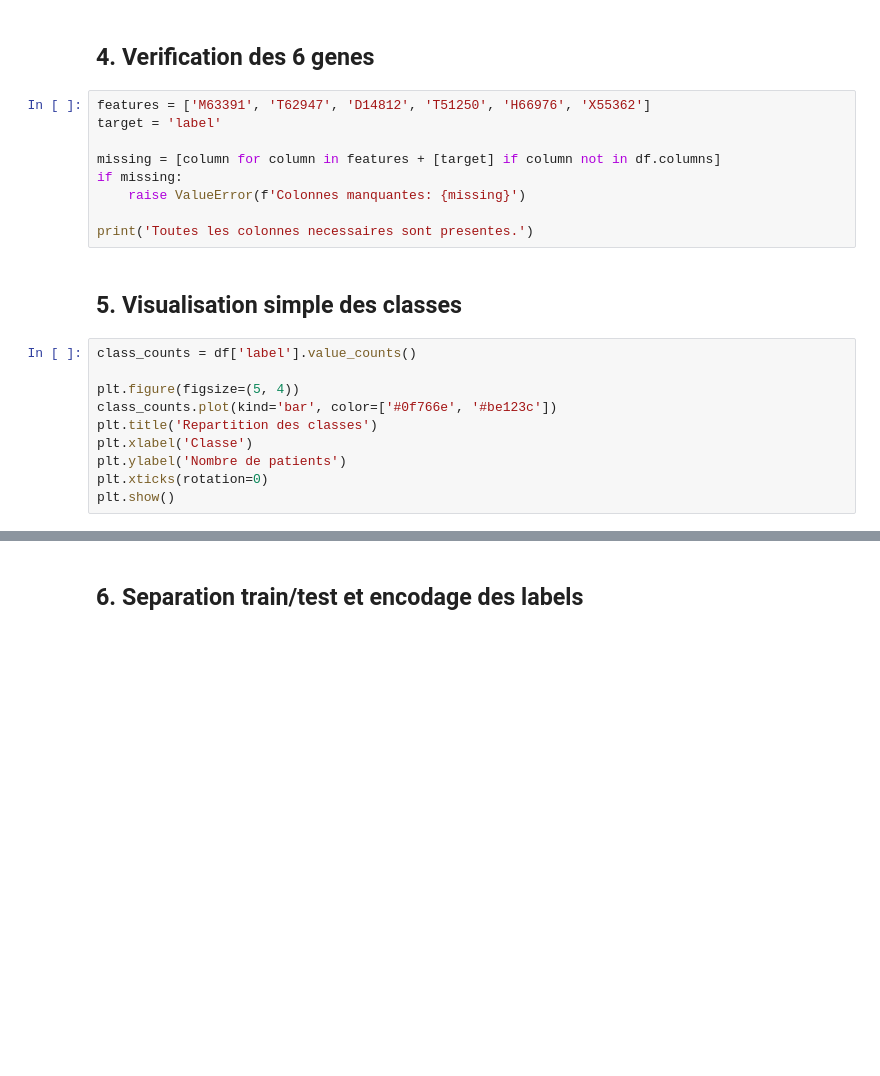
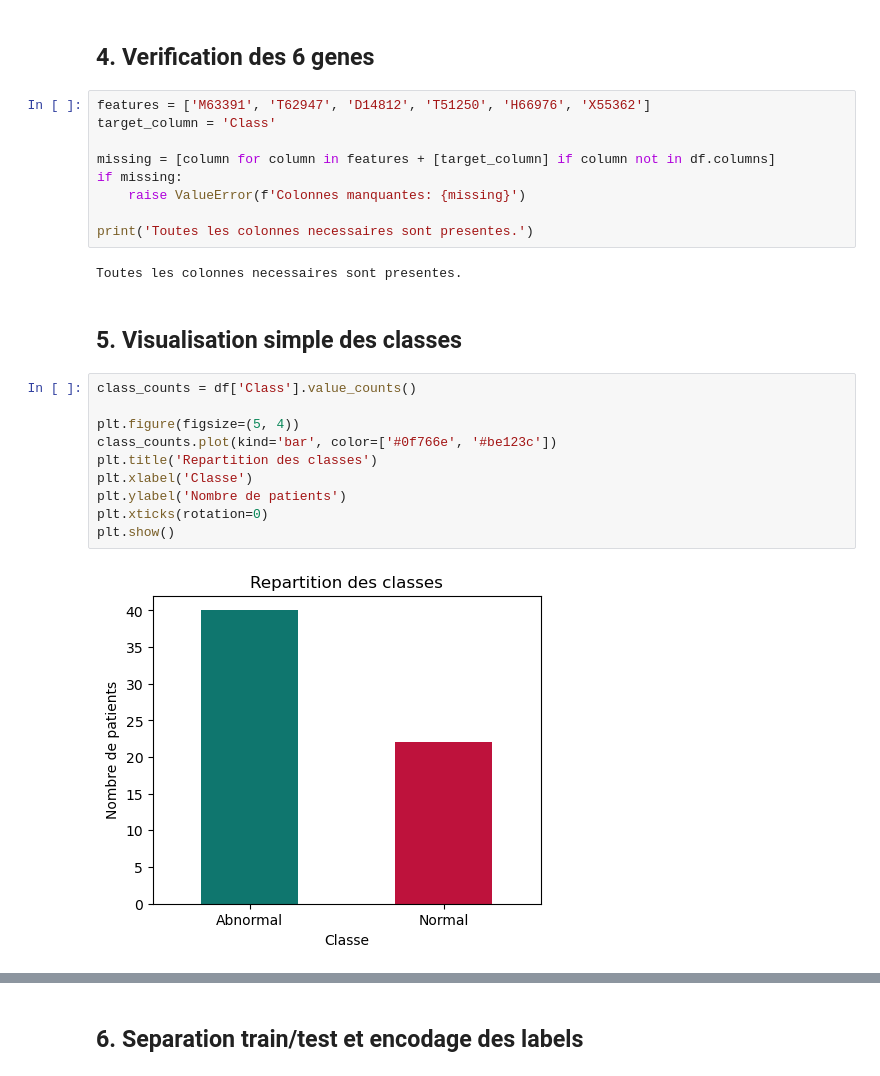
Before and after one commit to omarzinane1/colon-cancer-precision-oncology, a Jupyter notebook: notebooks/logistic_regression_analysis.ipynb, the cells around one changed output, grey strips where cells are left out. Saved outputs shown, nothing was run; the diff lists cells and outputs as text; blank space fills up the shorter version.

```diff
--- a/notebooks/logistic_regression_analysis.ipynb
+++ b/notebooks/logistic_regression_analysis.ipynb
@@ -37,22 +94,26 @@ df.describe()
 ## 4. Verification des 6 genes
 # %%
 features = ['M63391', 'T62947', 'D14812', 'T51250', 'H66976', 'X55362']
-target = 'label'
+target_column = 'Class'
 
-missing = [column for column in features + [target] if column not in df.columns]
+missing = [column for column in features + [target_column] if column not in df.columns]
 if missing:
     raise ValueError(f'Colonnes manquantes: {missing}')
 
 print('Toutes les colonnes necessaires sont presentes.')
+# %% [output]
+Toutes les colonnes necessaires sont presentes.
 # %% [markdown]
 ## 5. Visualisation simple des classes
 # %%
-class_counts = df['label'].value_counts()
+class_counts = df['Class'].value_counts()
 
 plt.figure(figsize=(5, 4))
 class_counts.plot(kind='bar', color=['#0f766e', '#be123c'])
 plt.title('Repartition des classes')
 plt.xlabel('Classe')
 plt.ylabel('Nombre de patients')
 plt.xticks(rotation=0)
 plt.show()
+# %% [output]
+[figure, added]
```
Also changed, not shown: parts of 15 cells of this notebook, 3 other files.
